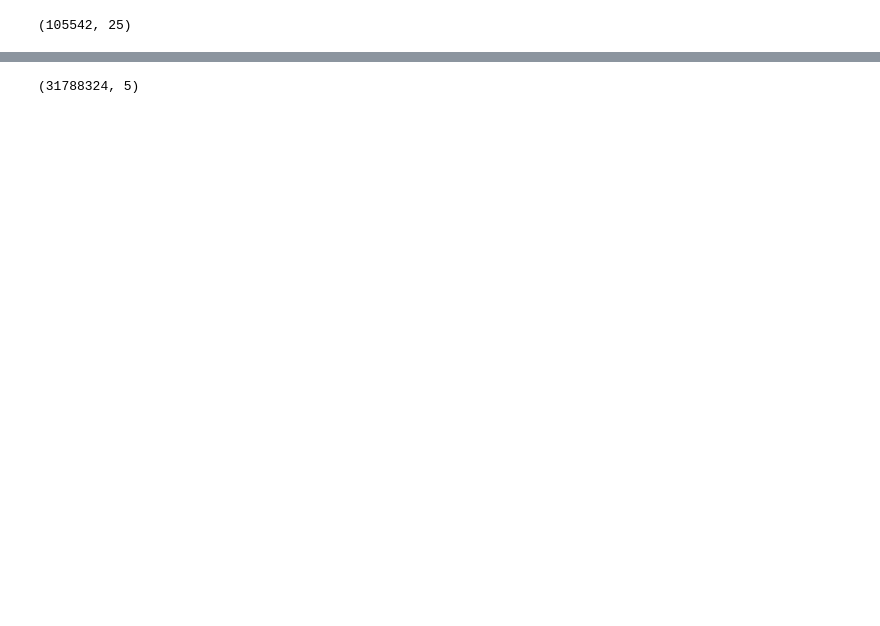
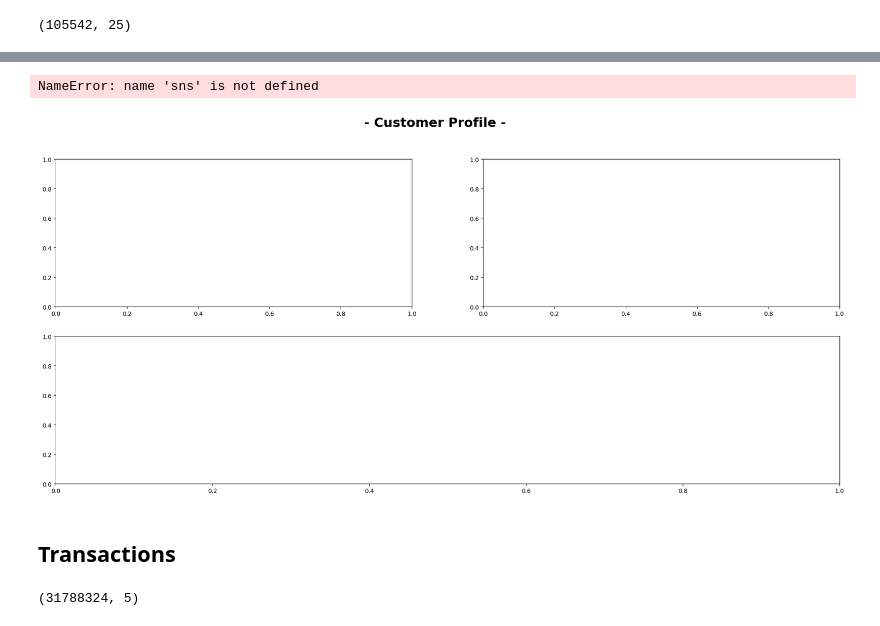
Before and after one commit to paulcho98/RecSys_HandM, a Jupyter notebook: data_analysis.ipynb, the cells around one changed output, grey strips where cells are left out. Drawn from its saved outputs; the diff is of its cells as text; code cells hidden in the pictures; blank space fills up the shorter version.

```diff
--- a/data_analysis.ipynb
+++ b/data_analysis.ipynb
@@ -81,3 +192,50 @@ product_type_no: number of unique values- 132 {[253 306 304 302 273 252 254 272
+# %%
+# By feature
+
+plt.figure(figsize=(24, 10))
+plt.suptitle('- Customer Profile -', size=22, weight="bold")
+
+ax1 = plt.subplot(2,2,1)
+ax2 = plt.subplot(2,2,2)
+ax3 = plt.subplot(2,1,2)
+
+sns.countplot(data=customers, x="club_member_status", ax=ax1,
+              order=customers['club_member_status'].value_counts().index,
+              palette=my_colors[2:])
+show_values_on_bars(axs=ax1, h_v="v", space=0.4)
+ax1.set_title("Club Member Status", size=18, weight="bold")
+ax1.set_yticks([])
+ax1.set_xlabel("")
+ax1.set_ylabel("")
+
+sns.countplot(data=customers, x="fashion_news_frequency", ax=ax2,
+              order=customers['fashion_news_frequency'].value_counts().index,
+              palette=my_colors[2:])
+show_values_on_bars(axs=ax2, h_v="v", space=0.4)
+ax2.set_title("Fashion News frequency", size=18, weight="bold")
+ax2.set_yticks([])
+ax2.set_xlabel("")
+ax2.set_ylabel("")
+
+sns.distplot(customers["age"], color=my_colors[-3], ax=ax3,
+             hist_kws=dict(edgecolor=my_colors[-3]))
+ax3.set_title("Age Distribution", size=18, weight="bold")
+ax3.set_ylabel("")
+
+for ax in [ax1, ax2]:
+    x0,x1 = ax.get_xlim()
+    y0,y1 = ax.get_ylim()
+    ax.imshow(bk_image, zorder=0, extent=[x0, x1, y0, y1], alpha=0.35, aspect='auto')
+
+# insert_image(path='../input/hm-fashion-recommender-dataset/pics/vans.jpg', zoom=0.5, xybox=(60, 0.00), ax=ax3)
+
+sns.despine(left=True, bottom=True)
+plt.subplots_adjust(left=None, bottom=None, right=None, top=None, wspace=None, hspace=0.99);
+# %% [output]
+NameError: name 'sns' is not defined
+[figure, added]
+# %% [markdown]
+## Transactions
 # %%
 transactions.shape
 # %% [output]
```
Also changed, not shown: parts of 15 cells of this notebook, 15 other files.
